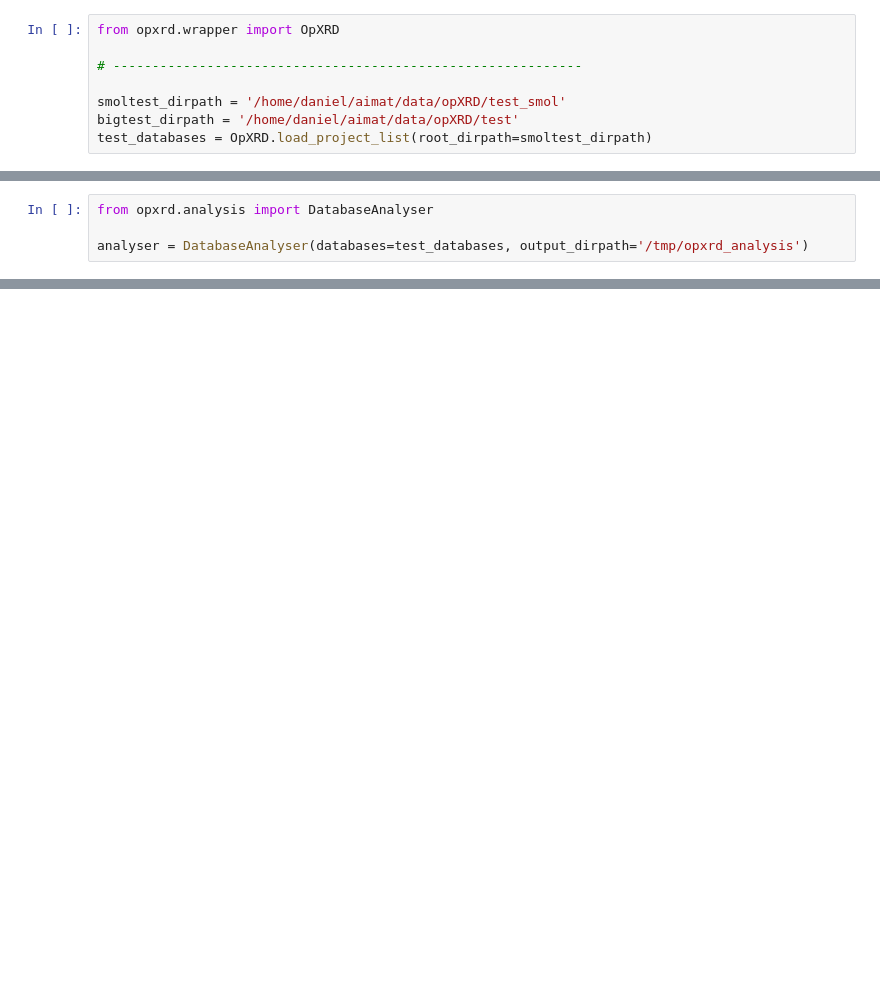
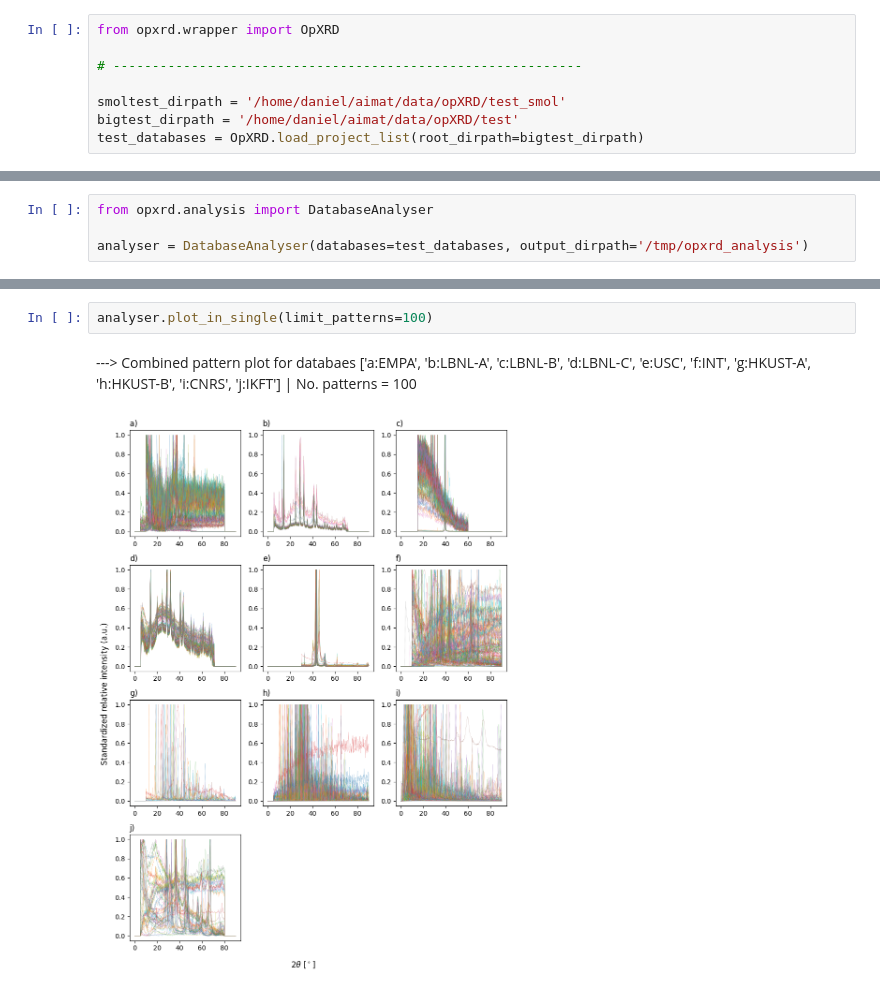
Before and after one commit to aimat-lab/opXRD, a Jupyter notebook: opxrd/plots.ipynb, the cells around one changed output, grey strips where cells are left out. Saved outputs shown, nothing was run; the diff lists cells and outputs as text; blank space fills up the shorter version.

Commit message:
opxrd/plots: Updated outputs

```diff
--- a/opxrd/plots.ipynb
+++ b/opxrd/plots.ipynb
@@ -5,5 +5,5 @@ from opxrd.wrapper import OpXRD
 
 smoltest_dirpath = '/home/daniel/aimat/data/opXRD/test_smol'
 bigtest_dirpath = '/home/daniel/aimat/data/opXRD/test'
-test_databases = OpXRD.load_project_list(root_dirpath=smoltest_dirpath)
+test_databases = OpXRD.load_project_list(root_dirpath=bigtest_dirpath)
 # %% [output]
@@ -34,2 +52,7 @@ analyser.plot_in_single(limit_patterns=50)
+# %%
+analyser.plot_in_single(limit_patterns=100)
+# %% [output]
+---> Combined pattern plot for databaes ['a:EMPA', 'b:LBNL-A', 'c:LBNL-B', 'd:LBNL-C', 'e:USC', 'f:INT', 'g:HKUST-A', 'h:HKUST-B', 'i:CNRS', 'j:IKFT'] | No. patterns = 100
+[figure, added]
 # %%
 analyser.plot_in_single(limit_patterns=1000)
```
Also changed, not shown: parts of 9 cells of this notebook, 1 other file.
